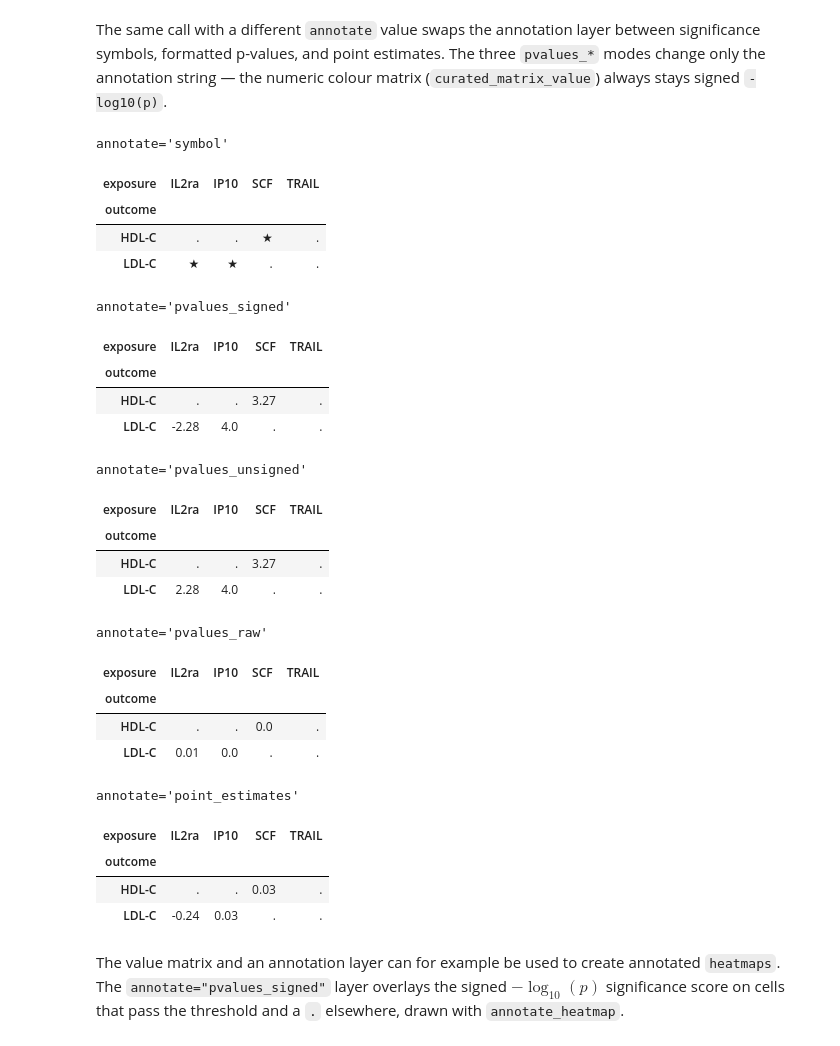
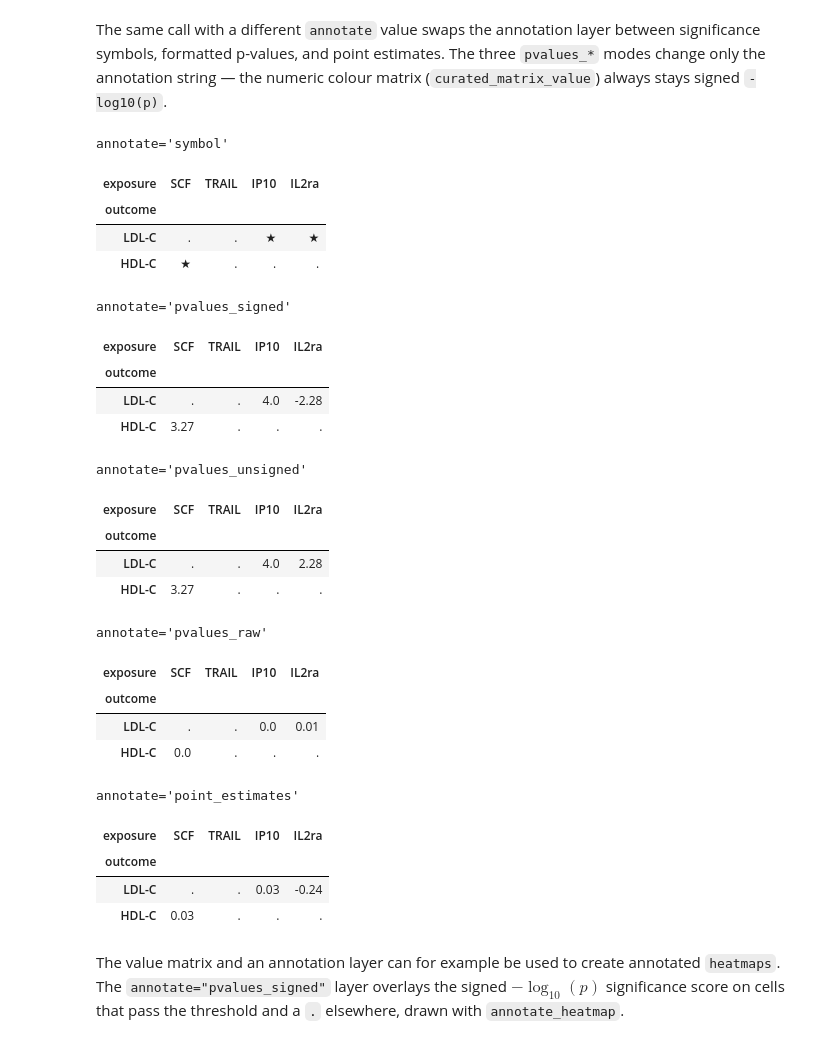
Before and after one commit to afschmidt/plot-misc, a Jupyter notebook: resources/examples/utils.ipynb, the cells around one changed output. Drawn from its saved outputs; the diff is of its cells as text; code cells hidden in the pictures.

```diff
--- a/resources/examples/utils.ipynb
+++ b/resources/examples/utils.ipynb
@@ -170,38 +169,38 @@ between significance symbols, formatted p-values, and point estimates. The three
 # %%
 for mode in ["symbol", "pvalues_signed", "pvalues_unsigned",
              "pvalues_raw", "point_estimates"]:
     out = pm_utils.calc_matrices(
-        data, exposure_col="exposure", outcome_col="outcome",
+        data, columns="exposure", rows="outcome",
         annotate=mode, dropna=True,
     )
     print(f"annotate={mode!r}")
     display(out.curated_matrix_annotation)
 # %% [output]
 annotate='symbol'
-| exposure | IL2ra | IP10 | SCF | TRAIL |
+| exposure | SCF | TRAIL | IP10 | IL2ra |
 | outcome |  |  |  |  |
-| HDL-C | . | . | ★ | . |
-| LDL-C | ★ | ★ | . | . |
+| LDL-C | . | . | ★ | ★ |
+| HDL-C | ★ | . | . | . |
 annotate='pvalues_signed'
-| exposure | IL2ra | IP10 | SCF | TRAIL |
+| exposure | SCF | TRAIL | IP10 | IL2ra |
 | outcome |  |  |  |  |
-| HDL-C | . | . | 3.27 | . |
-| LDL-C | -2.28 | 4.0 | . | . |
+| LDL-C | . | . | 4.0 | -2.28 |
+| HDL-C | 3.27 | . | . | . |
 annotate='pvalues_unsigned'
-| exposure | IL2ra | IP10 | SCF | TRAIL |
+| exposure | SCF | TRAIL | IP10 | IL2ra |
 | outcome |  |  |  |  |
-| HDL-C | . | . | 3.27 | . |
-| LDL-C | 2.28 | 4.0 | . | . |
+| LDL-C | . | . | 4.0 | 2.28 |
+| HDL-C | 3.27 | . | . | . |
 annotate='pvalues_raw'
-| exposure | IL2ra | IP10 | SCF | TRAIL |
+| exposure | SCF | TRAIL | IP10 | IL2ra |
 | outcome |  |  |  |  |
-| HDL-C | . | . | 0.0 | . |
-| LDL-C | 0.01 | 0.0 | . | . |
+| LDL-C | . | . | 0.0 | 0.01 |
+| HDL-C | 0.0 | . | . | . |
 annotate='point_estimates'
-| exposure | IL2ra | IP10 | SCF | TRAIL |
+| exposure | SCF | TRAIL | IP10 | IL2ra |
 | outcome |  |  |  |  |
-| HDL-C | . | . | 0.03 | . |
-| LDL-C | -0.24 | 0.03 | . | . |
+| LDL-C | . | . | 0.03 | -0.24 |
+| HDL-C | 0.03 | . | . | . |
 # %% [markdown]
 The value matrix and an annotation layer can for example be used to create annotated `heatmaps`.
 The `annotate="pvalues_signed"` layer overlays the signed $-\log_{10}(p)$ significance score on cells that pass the threshold and a
```
Also changed, not shown: parts of 3 cells of this notebook, 4 other files.
